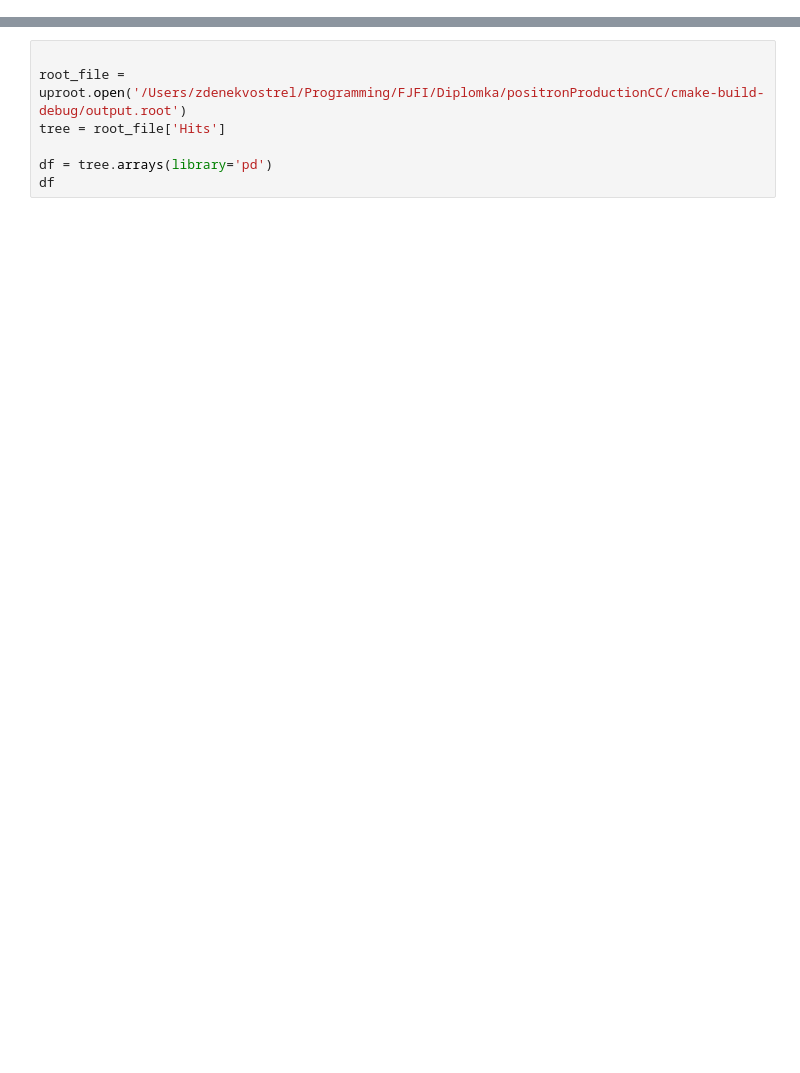
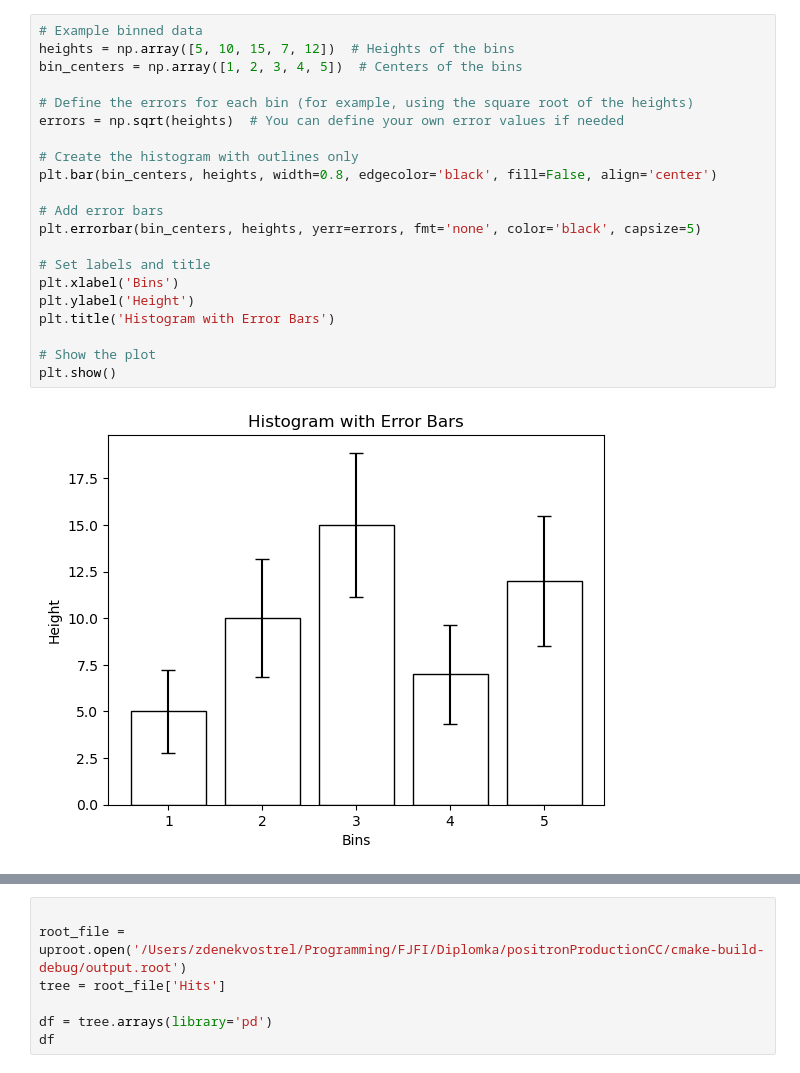
Before and after one commit to zdenek-vostrel/YAG-scintillator, a Jupyter notebook: analysis/analysis.ipynb, the cells around one changed output, grey strips where cells are left out. Drawn from its saved outputs; the diff is of its cells as text; blank space fills up the shorter version.

```diff
--- a/analysis/analysis.ipynb
+++ b/analysis/analysis.ipynb
@@ -25,0 +328,23 @@ df
+# %%
+# Example binned data
+heights = np.array([5, 10, 15, 7, 12])  # Heights of the bins
+bin_centers = np.array([1, 2, 3, 4, 5])  # Centers of the bins
+
+# Define the errors for each bin (for example, using the square root of the heights)
+errors = np.sqrt(heights)  # You can define your own error values if needed
+
+# Create the histogram with outlines only
+plt.bar(bin_centers, heights, width=0.8, edgecolor='black', fill=False, align='center')
+
+# Add error bars
+plt.errorbar(bin_centers, heights, yerr=errors, fmt='none', color='black', capsize=5)
+
+# Set labels and title
+plt.xlabel('Bins')
+plt.ylabel('Height')
+plt.title('Histogram with Error Bars')
+
+# Show the plot
+plt.show()
+# %% [output]
+[figure, added]
```
Also changed, not shown: parts of 23 cells of this notebook, 3 other files.
